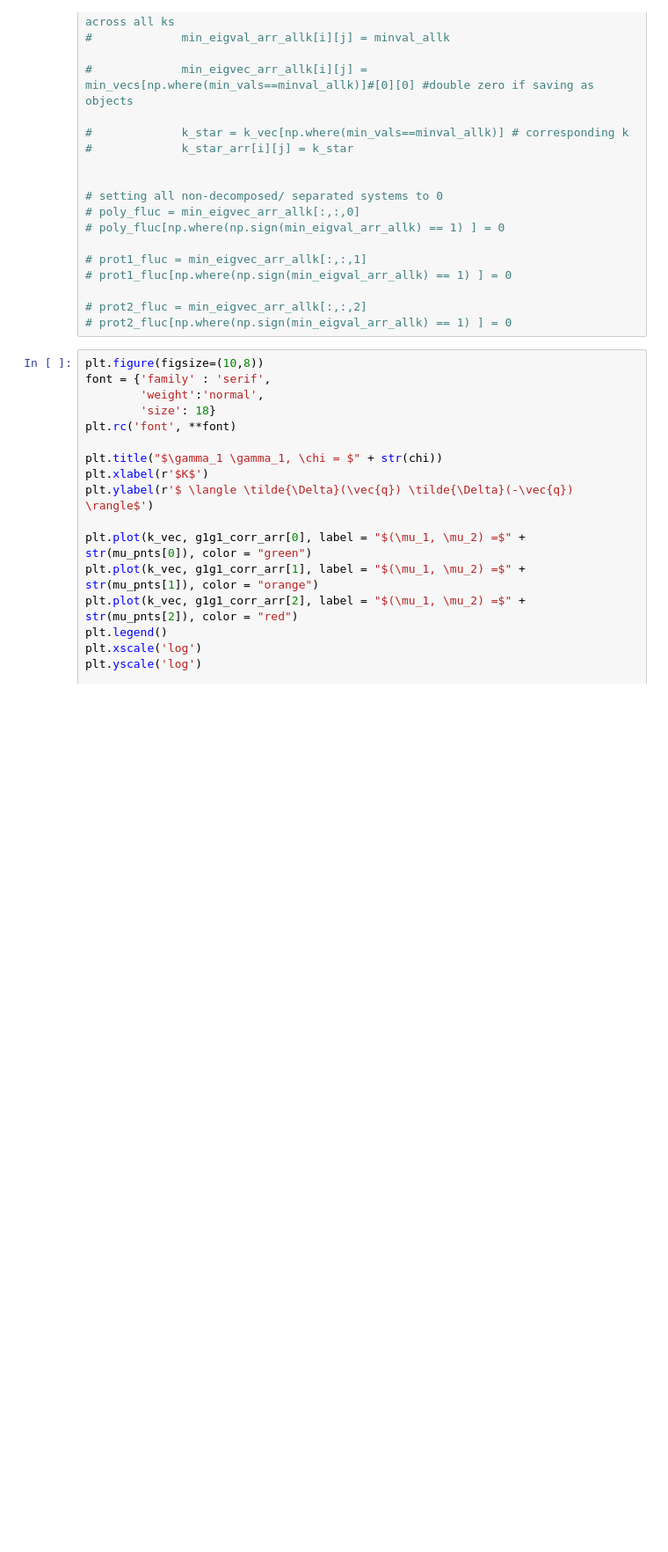
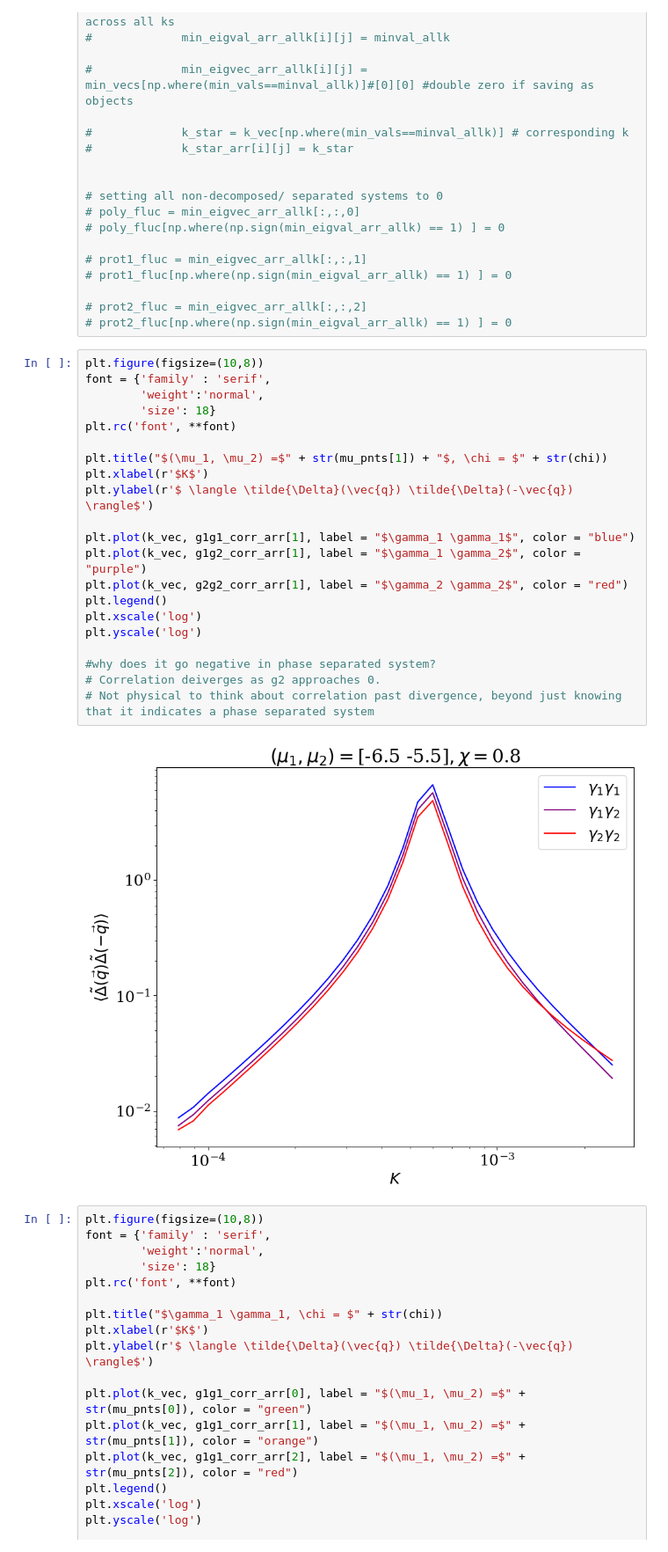
Before and after one commit to tmhabte/wlcsim_membrane, a Jupyter notebook: chrom_stab/density-density_corr_comp.ipynb, the cells around one changed output. Shown at 88% size. Drawn from its saved outputs; the diff is of its cells as text; blank space fills up the shorter version.

```diff
--- a/chrom_stab/density-density_corr_comp.ipynb
+++ b/chrom_stab/density-density_corr_comp.ipynb
@@ -306,6 +304,29 @@ for ind, mus in enumerate(mu_pnts):
 
 # prot2_fluc = min_eigvec_arr_allk[:,:,2]
 # prot2_fluc[np.where(np.sign(min_eigval_arr_allk) == 1) ] = 0
+# %%
+plt.figure(figsize=(10,8))
+font = {'family' : 'serif',
+        'weight':'normal',
+        'size': 18}
+plt.rc('font', **font)
+
+plt.title("$(\mu_1, \mu_2) =$" + str(mu_pnts[1]) + "$, \chi = $" + str(chi))
+plt.xlabel(r'$K$')
+plt.ylabel(r'$ \langle \tilde{\Delta}(\vec{q}) \tilde{\Delta}(-\vec{q})  \rangle$')
+
+plt.plot(k_vec, g1g1_corr_arr[1], label = "$\gamma_1 \gamma_1$", color = "blue")
+plt.plot(k_vec, g1g2_corr_arr[1], label = "$\gamma_1 \gamma_2$", color = "purple")
+plt.plot(k_vec, g2g2_corr_arr[1], label = "$\gamma_2 \gamma_2$", color = "red")
+plt.legend()
+plt.xscale('log')
+plt.yscale('log')
+
+#why does it go negative in phase separated system?
+# Correlation deiverges as g2 approaches 0.
+# Not physical to think about correlation past divergence, beyond just knowing that it indicates a phase separated system
+# %% [output]
+[figure, added]
 # %%
 plt.figure(figsize=(10,8))
 font = {'family' : 'serif',
```
Also changed, not shown: parts of 64 cells of this notebook.
